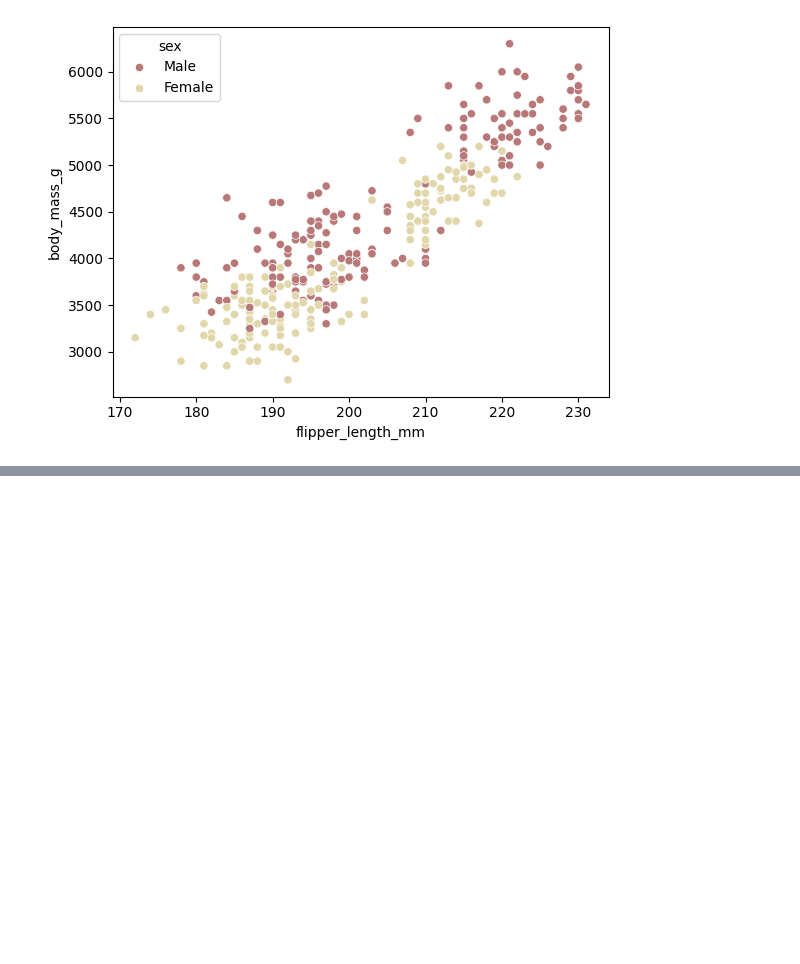
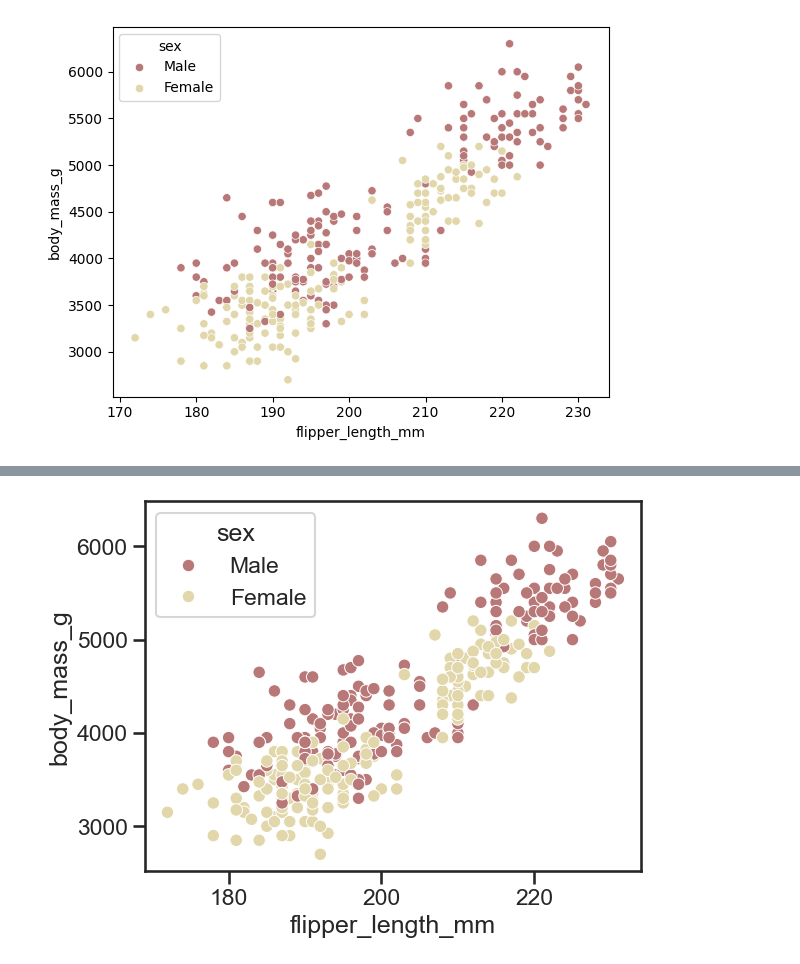
Before and after one commit to shakshi-gandhi/Python-practice, a Jupyter notebook: Seaborn_practice.ipynb, the cells around one changed output, grey strips where cells are left out. Cells and saved outputs as stored; diff of their text form; code cells hidden in the pictures; blank space fills up the shorter version.

```diff
--- a/Seaborn_practice.ipynb
+++ b/Seaborn_practice.ipynb
@@ -74,0 +93,6 @@ sns.scatterplot(data = penguins_df, x = 'flipper_length_mm', y = 'body_mass_g',
+# %%
+sns.set_style('ticks') # darkgrid, whitegrid, white, dark, ticks
+sns.scatterplot(data = penguins_df, x = 'flipper_length_mm', y = 'body_mass_g', hue = 'sex', palette= 'pink')
+sns.set_context('poster') #paper, notebook (default), poster, talk
+# %% [output]
+[figure, added]
```
Also changed, not shown: parts of 11 cells of this notebook.
